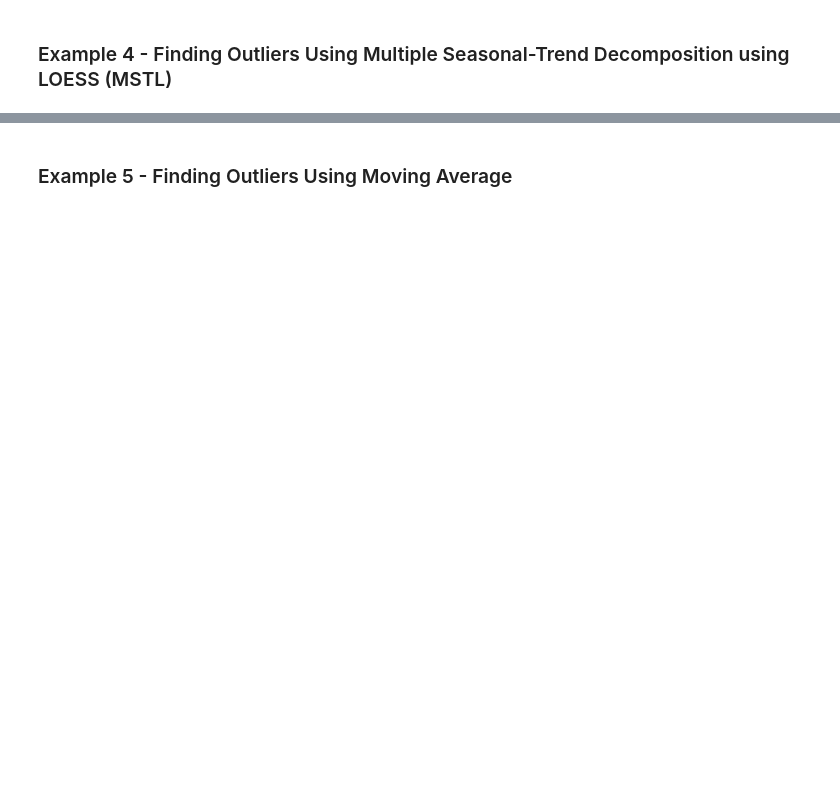
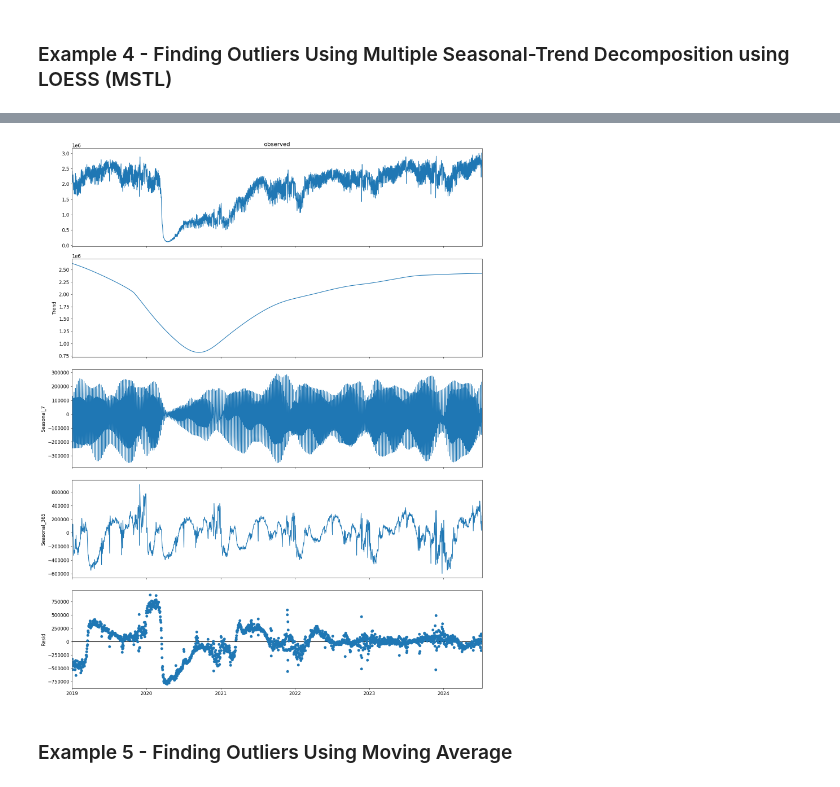
Before and after one commit to aseemanand/pycatcher, a Jupyter notebook: notebooks/Example Notebook.ipynb, the cells around one changed output, grey strips where cells are left out. Drawn from its saved outputs; the diff is of its cells as text; code cells hidden in the pictures; blank space fills up the shorter version.

```diff
--- a/notebooks/Example Notebook.ipynb
+++ b/notebooks/Example Notebook.ipynb
@@ -403 +467,4 @@ build_seasonal_plot_mstl(df_ice)
 [figure]
+# %%
+build_seasonal_plot_mstl(df_tsa)
+# %% [output]
@@ -404,3 +477,4 @@ build_seasonal_plot_mstl(df_ice)
+[figure, added]
 # %% [markdown]
 ### Example 5 - Finding Outliers Using Moving Average
 # %%
```
Also changed, not shown: parts of 25 cells of this notebook, 5 other files.
